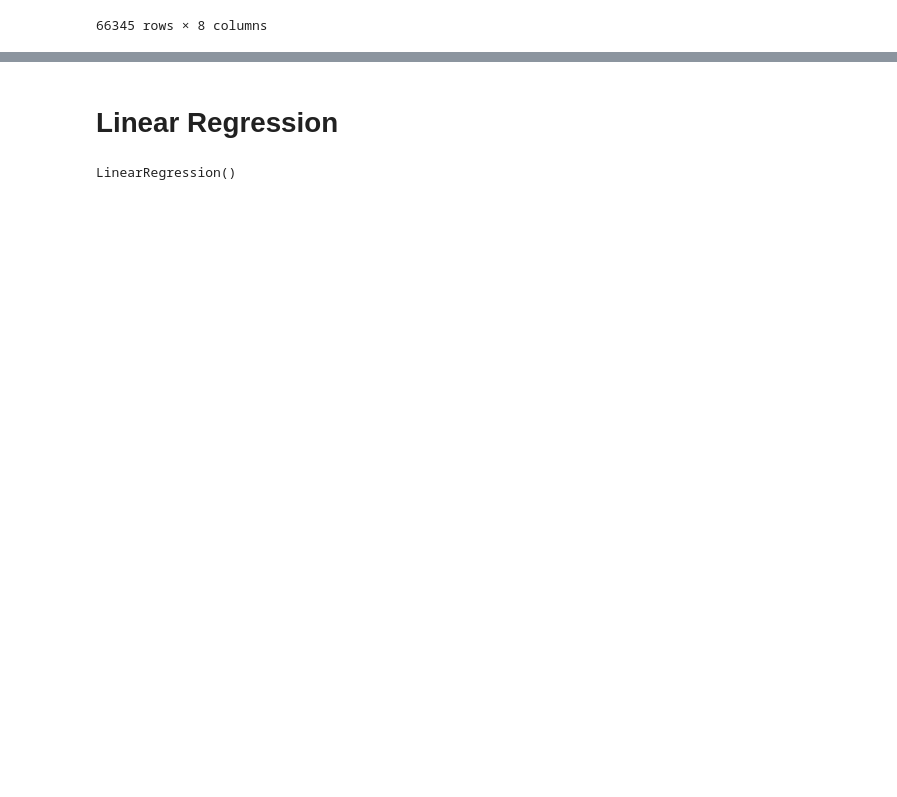
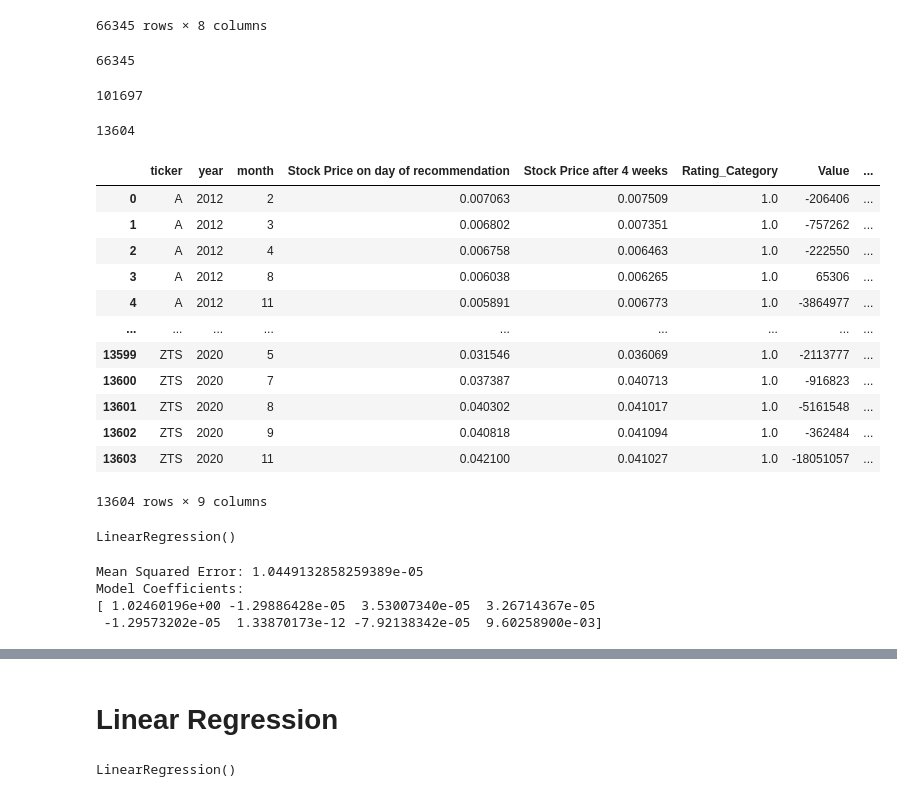
Before and after one commit to LukazMartin/stock-analysis, a Jupyter notebook: Predict.ipynb, the cells around one changed output, grey strips where cells are left out. Saved outputs shown, nothing was run; the diff lists cells and outputs as text; code cells hidden in the pictures; blank space fills up the shorter version.

```diff
--- a/Predict.ipynb
+++ b/Predict.ipynb
@@ -65,3 +65,35 @@ from sklearn.model_selection import train_test_split
 from sklearn.linear_model import LinearRegression
 from sklearn.metrics import mean_squared_error
 import matplotlib.pyplot as plt
+# %%
+len(df_recommendations)
+# %% [output]
+66345
+# %%
+len(df_openinsider)
+# %% [output]
+101697
+# %%
+df = pd.read_csv('processed_dataset.csv')
+len(df)
+# %% [output]
+13604
+# %%
+# Drop the 'Unnamed: 0' column
+df = df.drop('Unnamed: 0', axis=1)
+# %%
+df
+# %% [output]
+|  | ticker | year | month | Stock Price on day of recommendation | Stock Price after 4 weeks | Rating_Category | Value | ... |
+| 0 | A | 2012 | 2 | 0.007063 | 0.007509 | 1.0 | -206406 | ... |
+| 1 | A | 2012 | 3 | 0.006802 | 0.007351 | 1.0 | -757262 | ... |
+| 2 | A | 2012 | 4 | 0.006758 | 0.006463 | 1.0 | -222550 | ... |
+| 3 | A | 2012 | 8 | 0.006038 | 0.006265 | 1.0 | 65306 | ... |
+| 4 | A | 2012 | 11 | 0.005891 | 0.006773 | 1.0 | -3864977 | ... |
+| ... | ... | ... | ... | ... | ... | ... | ... | ... |
+| 13599 | ZTS | 2020 | 5 | 0.031546 | 0.036069 | 1.0 | -2113777 | ... |
+| 13600 | ZTS | 2020 | 7 | 0.037387 | 0.040713 | 1.0 | -916823 | ... |
+| 13601 | ZTS | 2020 | 8 | 0.040302 | 0.041017 | 1.0 | -5161548 | ... |
+| 13602 | ZTS | 2020 | 9 | 0.040818 | 0.041094 | 1.0 | -362484 | ... |
+| 13603 | ZTS | 2020 | 11 | 0.042100 | 0.041027 | 1.0 | -18051057 | ... |
+13604 rows × 9 columns
@@ -67,0 +117,25 @@ import matplotlib.pyplot as plt
+# %%
+# Split the data into training and testing sets
+X_train, X_test, y_train, y_test = train_test_split(X, y, test_size=0.2, random_state=42)
+
+# Initialize and train the Linear Regression model
+linear_model = LinearRegression()
+linear_model.fit(X_train, y_train)
+# %% [output]
+LinearRegression()
+# %%
+# Make predictions
+y_pred = linear_model.predict(X_test)
+
+# Evaluate the model
+mse = mean_squared_error(y_test, y_pred)
+print(f"Mean Squared Error: {mse}")
+
+# Optionally, you can print the model coefficients
+print("Model Coefficients:")
+print(linear_model.coef_)
+# %% [output]
+Mean Squared Error: 1.0449132858259389e-05
+Model Coefficients:
+[ 1.02460196e+00 -1.29886428e-05  3.53007340e-05  3.26714367e-05
+ -1.29573202e-05  1.33870173e-12 -7.92138342e-05  9.60258900e-03]
```
Also changed, not shown: parts of 13 cells of this notebook, 5 other files.
